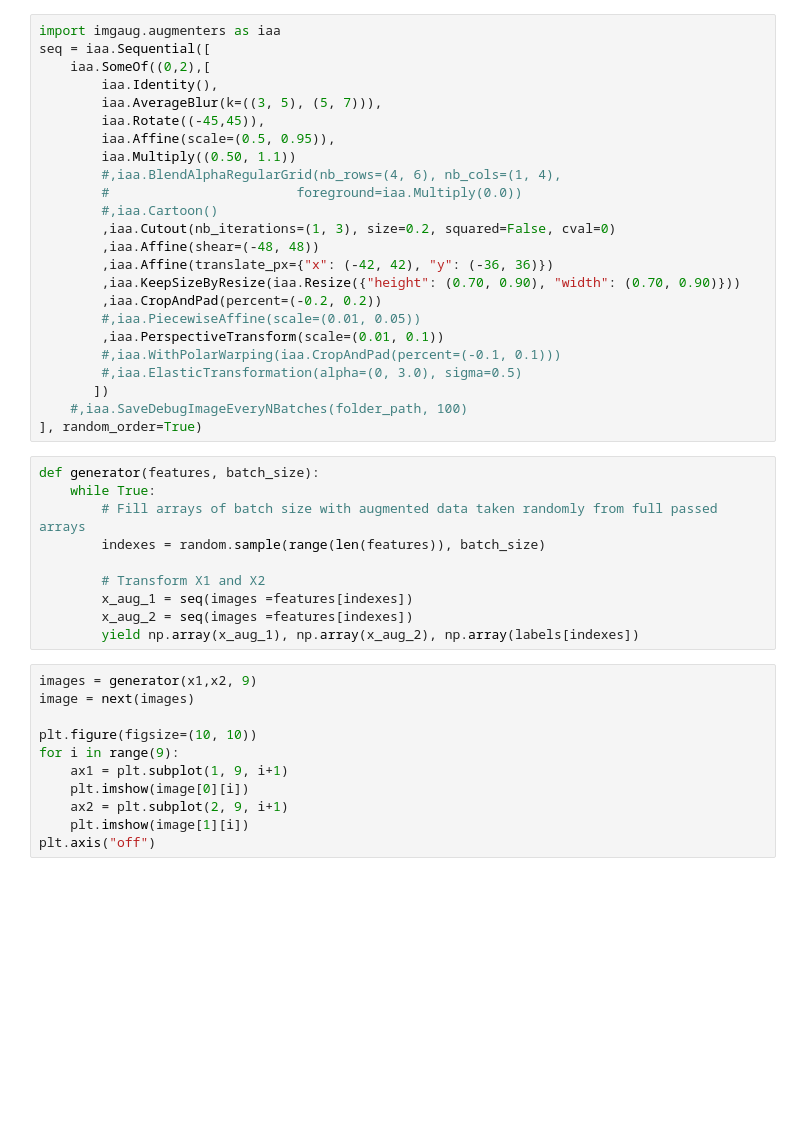
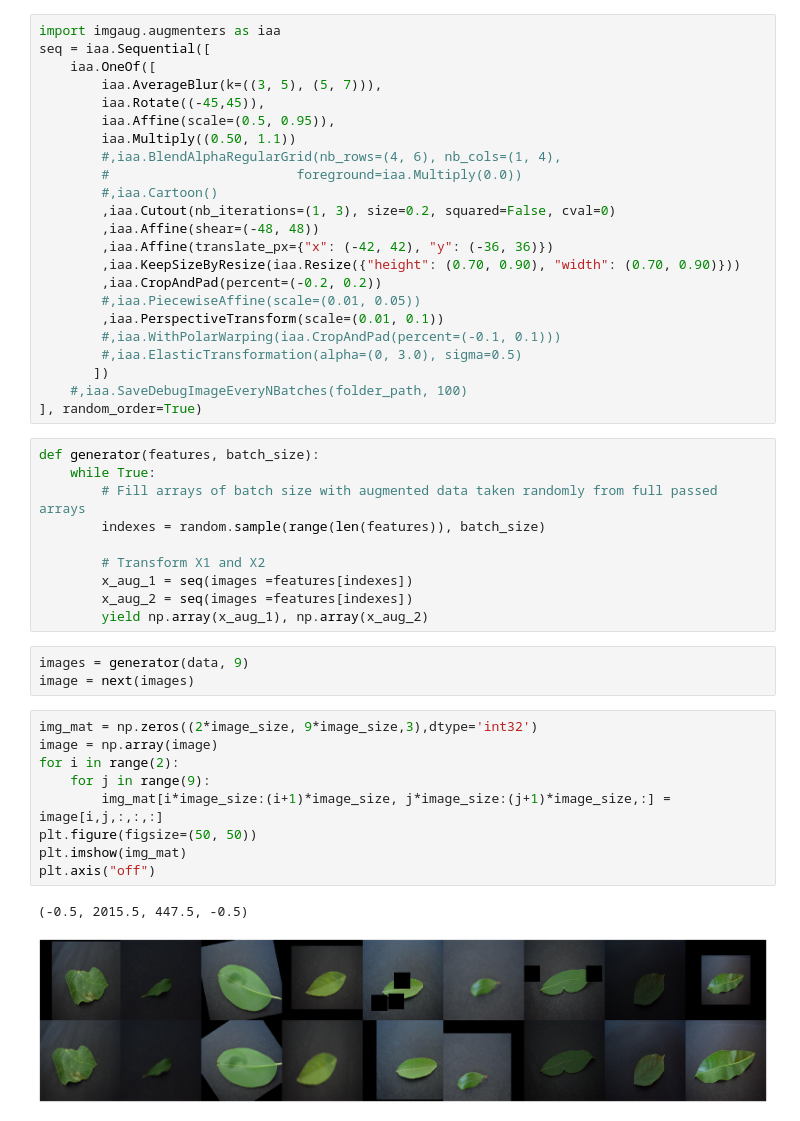
Before and after one commit to louis-li/PlantDiseaseDetection, a Jupyter notebook: 3. Unsupervised TL.ipynb, the cells around one changed output. Cells and saved outputs as stored; diff of their text form; blank space fills up the shorter version.

```diff
--- a/3. Unsupervised TL.ipynb
+++ b/3. Unsupervised TL.ipynb
@@ -48,8 +47,7 @@ KeyboardInterrupt:
 # %%
 import imgaug.augmenters as iaa
 seq = iaa.Sequential([
-    iaa.SomeOf((0,2),[
-        iaa.Identity(),
+    iaa.OneOf([
         iaa.AverageBlur(k=((3, 5), (5, 7))),
         iaa.Rotate((-45,45)),
         iaa.Affine(scale=(0.5, 0.95)),
@@ -78,15 +76,19 @@ def generator(features, batch_size):
         # Transform X1 and X2
         x_aug_1 = seq(images =features[indexes])
         x_aug_2 = seq(images =features[indexes])
-        yield np.array(x_aug_1), np.array(x_aug_2), np.array(labels[indexes])
+        yield np.array(x_aug_1), np.array(x_aug_2)
-# %%
-images = generator(x1,x2, 9)
-image = next(images)
-
-plt.figure(figsize=(10, 10))
-for i in range(9):
-    ax1 = plt.subplot(1, 9, i+1)
-    plt.imshow(image[0][i])
-    ax2 = plt.subplot(2, 9, i+1)
-    plt.imshow(image[1][i])
-plt.axis("off")
+# %%
+images = generator(data, 9)
+image = next(images)
+# %%
+img_mat = np.zeros((2*image_size, 9*image_size,3),dtype='int32')
+image = np.array(image)
+for i in range(2):
+    for j in range(9):
+        img_mat[i*image_size:(i+1)*image_size, j*image_size:(j+1)*image_size,:] = image[i,j,:,:,:]
+plt.figure(figsize=(50, 50))
+plt.imshow(img_mat)
+plt.axis("off")
+# %% [output]
+(-0.5, 2015.5, 447.5, -0.5)
+[figure, added]
```
Also changed, not shown: parts of 19 cells of this notebook.
